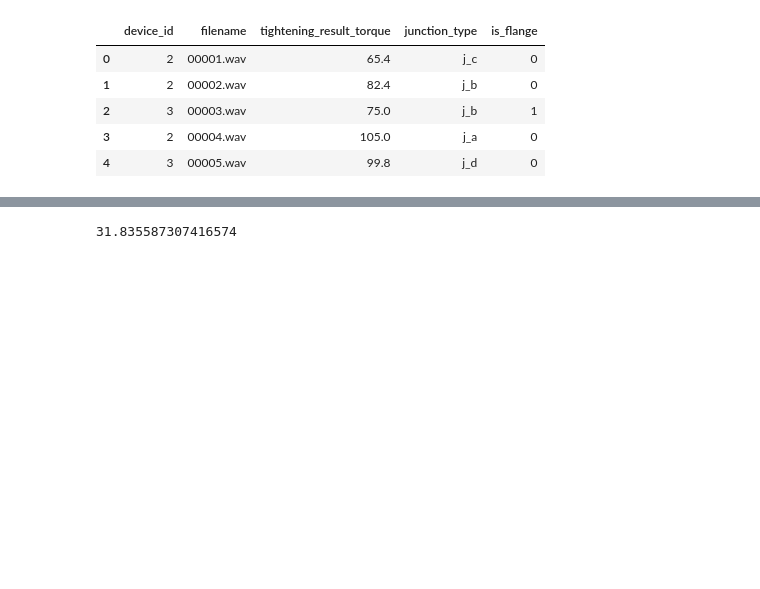
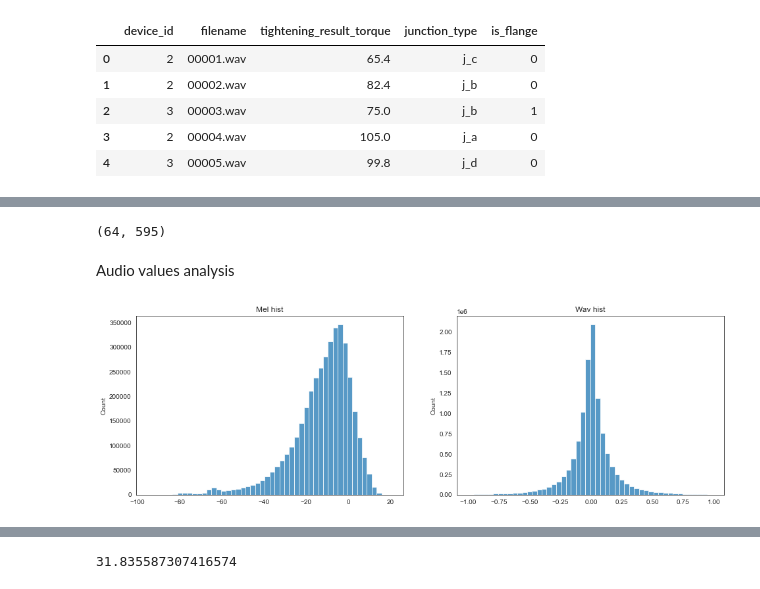
Before and after one commit to ningeen/torque_topcoder, a Jupyter notebook: EDA/EDA.ipynb, the cells around one changed output, grey strips where cells are left out. Drawn from its saved outputs; the diff is of its cells as text; code cells hidden in the pictures; blank space fills up the shorter version.

```diff
--- a/EDA/EDA.ipynb
+++ b/EDA/EDA.ipynb
@@ -283,0 +102,28 @@ plt.plot(StandardScaler().fit_transform(data[low_std_idx[2]][:100].reshape(-1, 1
+# %%
+def read_file(path):
+    """Read wav file"""
+    wav, _ = librosa.core.load(path, sr=SAMPLING_RATE)
+    return wav
+
+
+def read_wav_files(path):
+    """Read all wav files from directory"""
+    features = []
+    for filename in os.listdir(path):
+        if filename.endswith(".wav"):
+            wav = read_file(os.path.join(path, filename))
+            features.append(wav)
+    return features
+
+
+def get_mel(wav):
+    """Calculate melspectrogram"""
+    melspec = librosa.feature.melspectrogram(
+        wav,
+        sr=SAMPLING_RATE,
+        n_fft=2560,
+        hop_length=355,
+        n_mels=64
+    )
+    logmel = librosa.core.power_to_db(melspec)
+    return logmel
@@ -283,0 +133,16 @@ plt.plot(StandardScaler().fit_transform(data[low_std_idx[2]][:100].reshape(-1, 1
+# %%
+mel_specs[0].shape
+# %% [output]
+(64, 595)
+# %% [markdown]
+Audio values analysis
+# %%
+melt = np.concatenate(mel_specs, axis=1).ravel()
+# %%
+melt_wav = np.concatenate(data)
+# %%
+fig, axes = plt.subplots(1, 2, figsize=(16, 5))
+sns.histplot(melt[::10], bins=50, ax=axes[0]).set_title("Mel hist")
+sns.histplot(melt_wav[::20], bins=50, ax=axes[1]).set_title("Wav hist");
+# %% [output]
+[figure, added]
```
Also changed, not shown: parts of 68 cells of this notebook.
